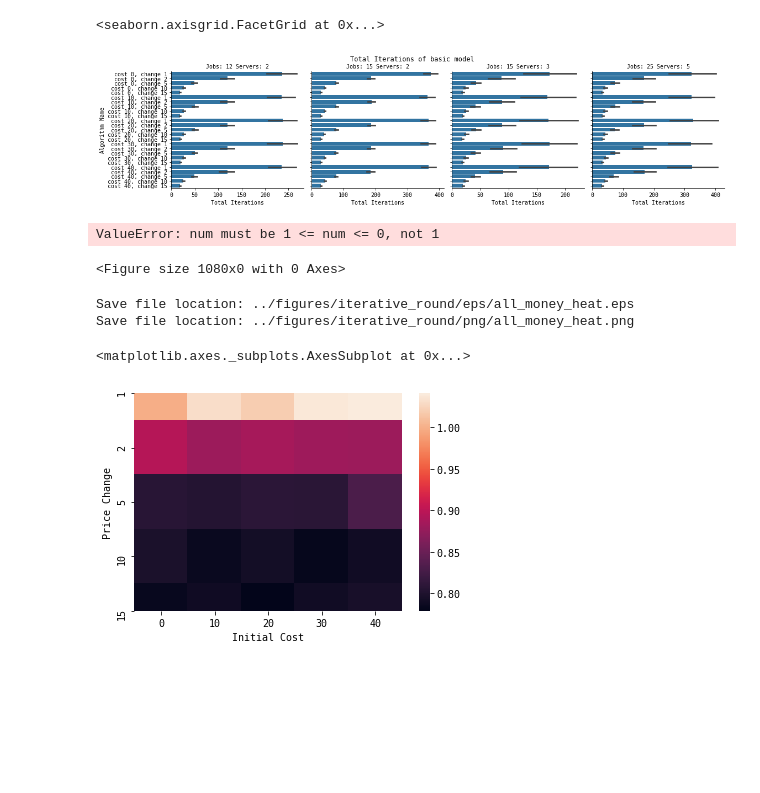
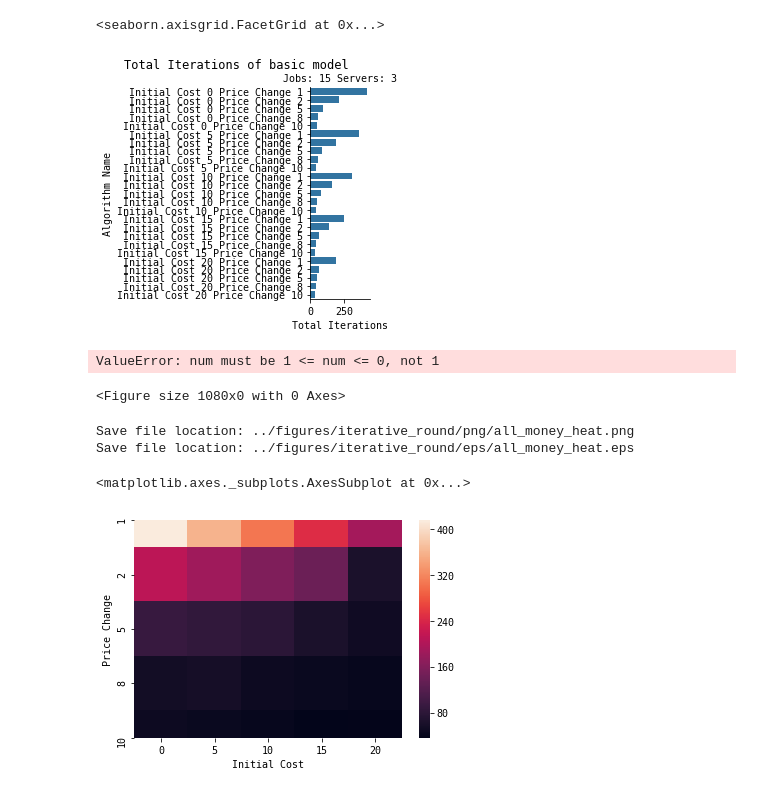
Before and after one commit to pseudo-rnd-thoughts/Elastic-Resource-Allocation, a Jupyter notebook: testing/analysis/iterative_round_analysis.ipynb, the cells around one changed output. Drawn from its saved outputs; the diff is of its cells as text; code cells hidden in the pictures; blank space fills up the shorter version.

```diff
--- a/testing/analysis/iterative_round_analysis.ipynb
+++ b/testing/analysis/iterative_round_analysis.ipynb
@@ -29,8 +29,13 @@ basic = [
     "iterative_round_results_basic_j15_s3_0",
     "iterative_round_results_basic_j25_s5_0"
 ]
+
+paper = [
+    "round_num_fog_j15_s3_0"
+]
 # %%
-encoded_filenames = basic
+encoded_filenames = paper
+folder = 'paper'
 x_axis = 'Total Iterations'
 title = '{} of basic model'.format(x_axis)
 # %%
@@ -38,13 +43,13 @@ data = []
 test_name: str = ""
 
 for encoded_filename in encoded_filenames:
-    filename, model_name, test_name = decode_filename('iterative_round', encoded_filename)
+    filename, model_name, test_name = decode_filename(folder, encoded_filename)
     with open(filename) as file:
         file_data = json.load(file)
         for pos, model_result in enumerate(file_data):
             if len(model_result) > 15:
-                max_iterations = model_result['cost 0, change 1']['total_iterations']
-                max_money = model_result['cost 0, change 1']['total money']
+                max_iterations = max(r['total_iterations'] for r in model_result.values())
+                max_money = max(r['total money'] for r in model_result.values())
                 for name, result in model_result.items():
                     data.append([pos, model_name, name, result['initial_cost'], result['price_change'],
                                  result['total_iterations'], result['total_messages'], result['total money'],
@@ -78,7 +87,7 @@ g.fig.suptitle(title)
 g
 # %% [output]
 <seaborn.axisgrid.FacetGrid at 0x...>
-[figure, old version]
+[figure, new version]
 # %%
 df1 = df.loc[df['Model Name'] == 'Job 25 Server 5']
 
@@ -93,16 +102,17 @@ g
 ValueError: num must be 1 <= num <= 0, not 1
 <Figure size 1080x0 with 0 Axes>
 # %%
-datamap = pd.DataFrame([(price_change, initial_cost, np.mean(df[(df['Initial cost'] == initial_cost) & (df['Price Change'] == price_change)]
-                                                             ['Percent Total Money']))
+datamap = pd.DataFrame([(price_change, initial_cost,
+                         np.mean(df[(df['Initial cost'] == initial_cost) &
+                                    (df['Price Change'] == price_change)]['Total Iterations']))
     for initial_cost in df['Initial cost'].unique()
     for price_change in df['Price Change'].unique()
 ], columns=['Price Change', 'Initial Cost', 'Value']).pivot('Price Change', 'Initial Cost', 'Value')
 g = sns.heatmap(datamap)
-save_plot(analysis_filename('all', 'money_heat'), "iterative_round", image_format=ImageFormat.BOTH)
+save_plot(analysis_filename('all', 'money_heat'), "iterative_round", image_formats=[ImageFormat.PNG, ImageFormat.EPS])
 g
 # %% [output]
+Save file location: ../figures/iterative_round/png/all_money_heat.png
 Save file location: ../figures/iterative_round/eps/all_money_heat.eps
-Save file location: ../figures/iterative_round/png/all_money_heat.png
 <matplotlib.axes._subplots.AxesSubplot at 0x...>
-[figure, old version]
+[figure, new version]
```
Also changed, not shown: parts of 1 cell of this notebook, 40 other files.
